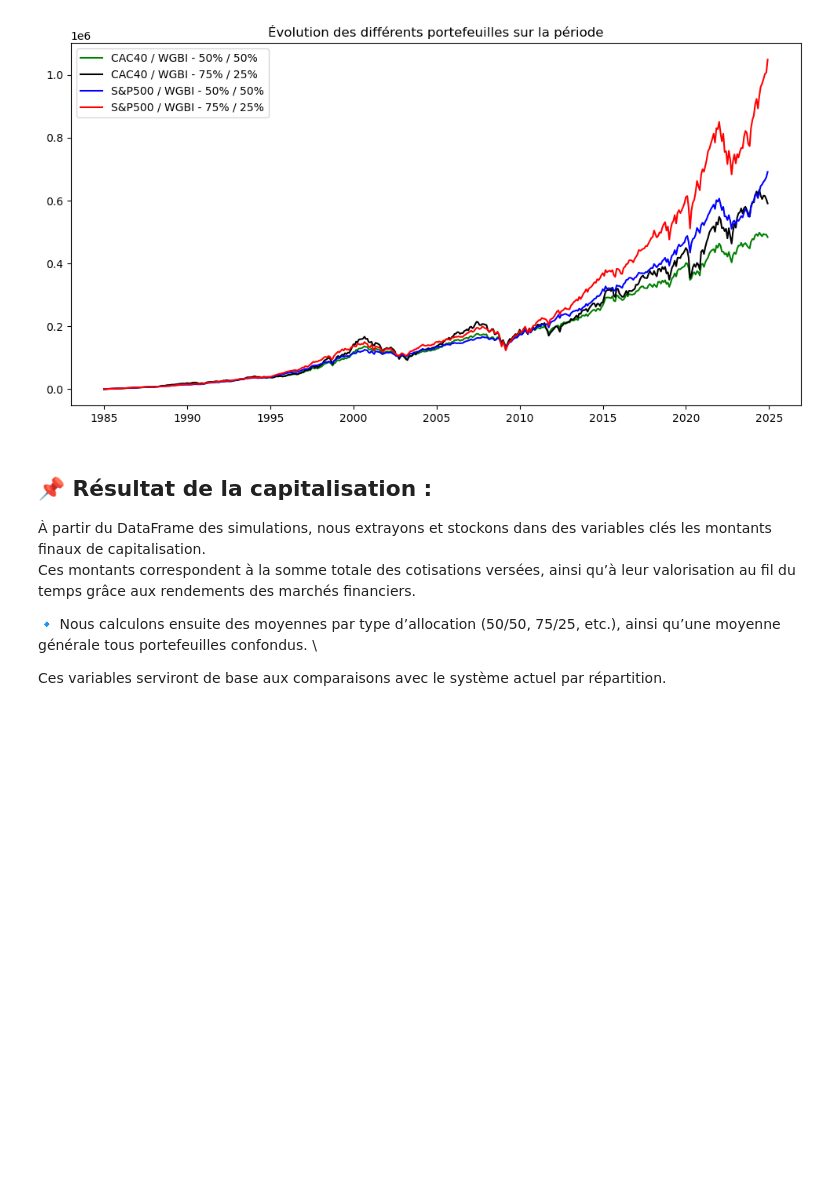
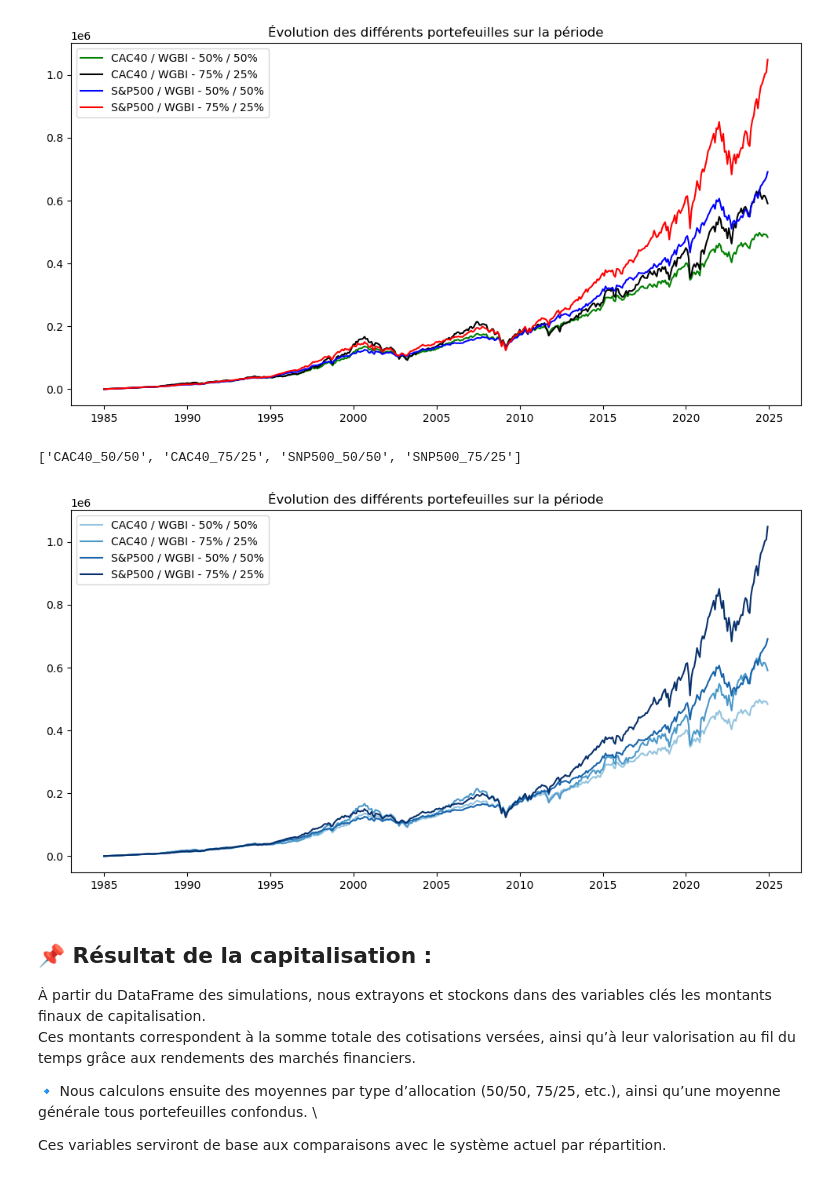
Before and after one commit to Vincent-20-100/backtest_retraites, a Jupyter notebook: notebooks/Backtest.ipynb, the cells around one changed output. Saved outputs shown, nothing was run; the diff lists cells and outputs as text; code cells hidden in the pictures; blank space fills up the shorter version.

```diff
--- a/notebooks/Backtest.ipynb
+++ b/notebooks/Backtest.ipynb
@@ -263,6 +263,27 @@ plt.savefig("charts/perf_portefeuilles.png", dpi=300, bbox_inches='tight')
 plt.show()
 # %% [output]
 [figure]
+# %%
+allocations = ['CAC40_50/50', 'CAC40_75/25', 'SNP500_50/50', 'SNP500_75/25']
+allocations
+# %% [output]
+['CAC40_50/50', 'CAC40_75/25', 'SNP500_50/50', 'SNP500_75/25']
+# %%
+allocations = ['CAC40_50/50', 'CAC40_75/25', 'SNP500_50/50', 'SNP500_75/25']
+colors = plt.cm.Blues(np.linspace(0.4, 1, len(allocations)))
+
+plt.figure(figsize=(12,6))
+plt.plot(df_.index, df_["CAC40_50/50"], label="CAC40 / WGBI - 50% / 50%", color=colors[0])
+plt.plot(df_.index, df_["CAC40_75/25"], label="CAC40 / WGBI - 75% / 25%", color=colors[1])
+plt.plot(df_.index, df_["SNP500_50/50"], label="S&P500 / WGBI - 50% / 50%", color=colors[2])
+plt.plot(df_.index, df_["SNP500_75/25"], label="S&P500 / WGBI - 75% / 25%", color=colors[3])
+
+plt.legend()
+plt.title("Évolution des différents portefeuilles sur la période")
+plt.savefig("charts/perf_portefeuilles_blue.png", dpi=300, bbox_inches='tight')
+plt.show()
+# %% [output]
+[figure, added]
 # %% [markdown]
 ## 📌 Résultat de la capitalisation :
 
```
Also changed, not shown: parts of 2 cells of this notebook, 2 other files.
